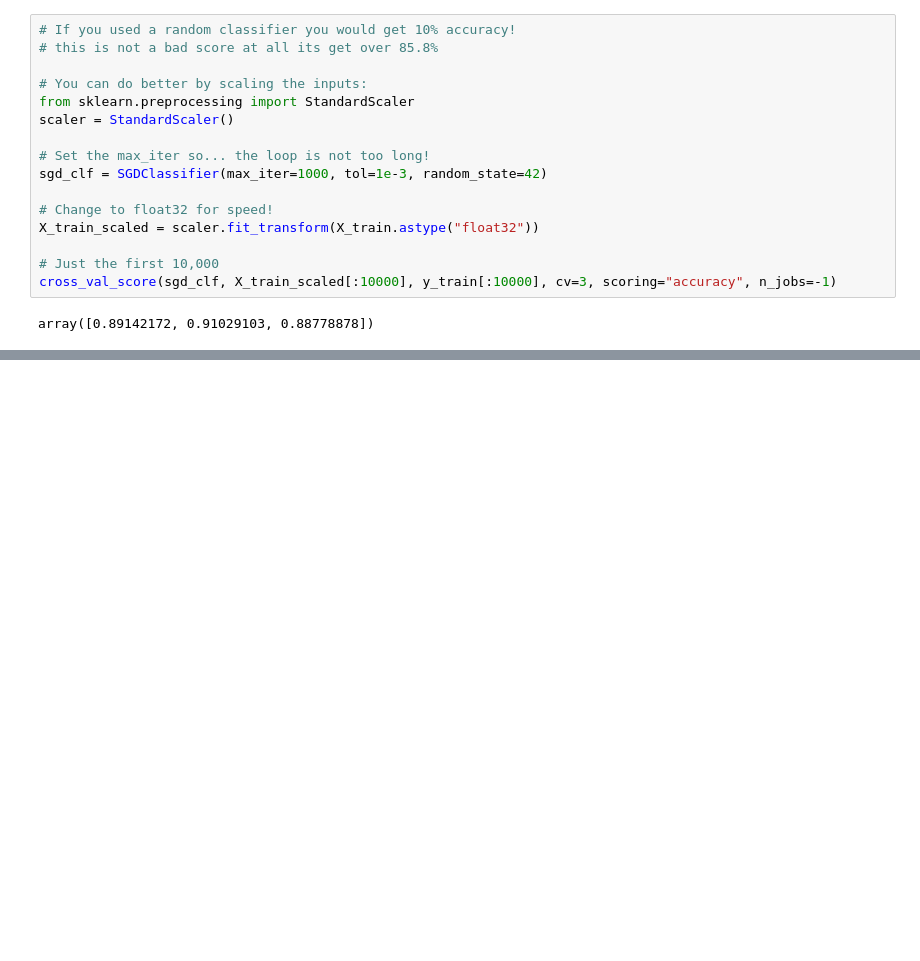
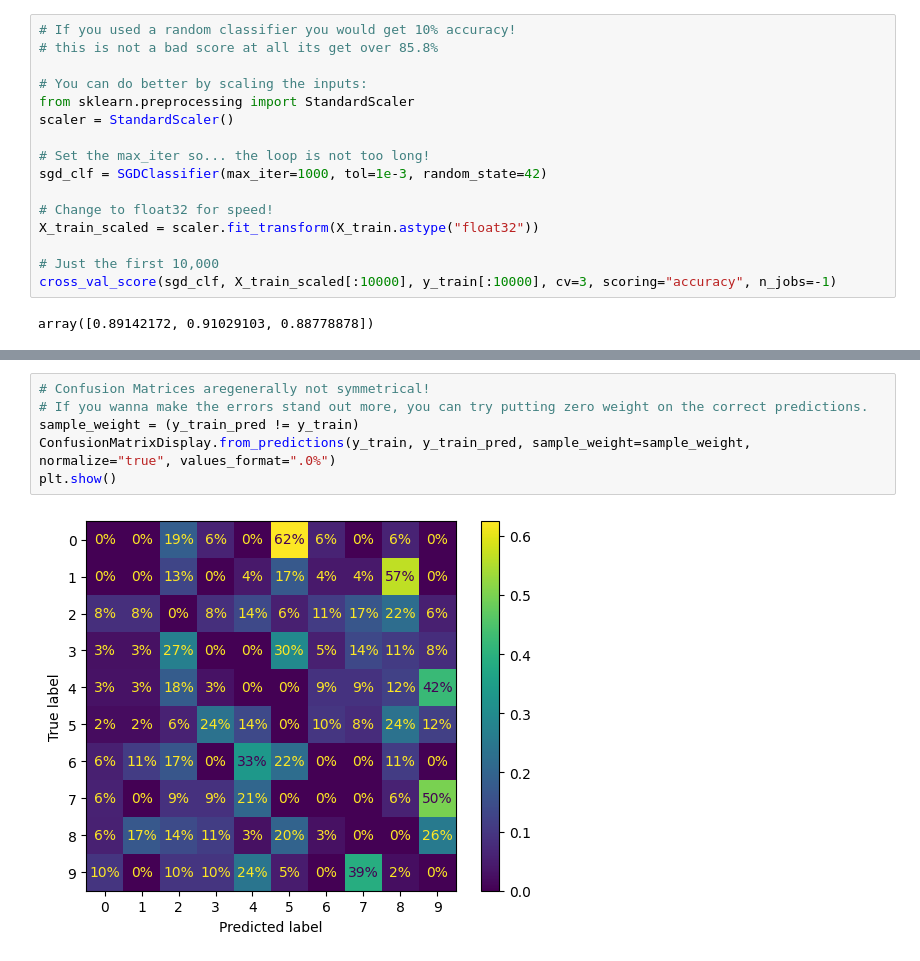
Before and after one commit to Nattawut30/My-Personal-Training, a Jupyter notebook: ScikitLearn-Keras-TensorFlow/ML_train/03_Classification.ipynb, the cells around one changed output, grey strips where cells are left out. Saved outputs shown, nothing was run; the diff lists cells and outputs as text; blank space fills up the shorter version.

```diff
--- a/ScikitLearn-Keras-TensorFlow/ML_train/03_Classification.ipynb
+++ b/ScikitLearn-Keras-TensorFlow/ML_train/03_Classification.ipynb
@@ -558,0 +597,8 @@ array([0.89142172, 0.91029103, 0.88778878])
+# %%
+# Confusion Matrices aregenerally not symmetrical!
+# If you wanna make the errors stand out more, you can try putting zero weight on the correct predictions.
+sample_weight = (y_train_pred != y_train)
+ConfusionMatrixDisplay.from_predictions(y_train, y_train_pred, sample_weight=sample_weight, normalize="true", values_format=".0%")
+plt.show()
+# %% [output]
+[figure, added]
```
Also changed, not shown: parts of 6 cells of this notebook.
